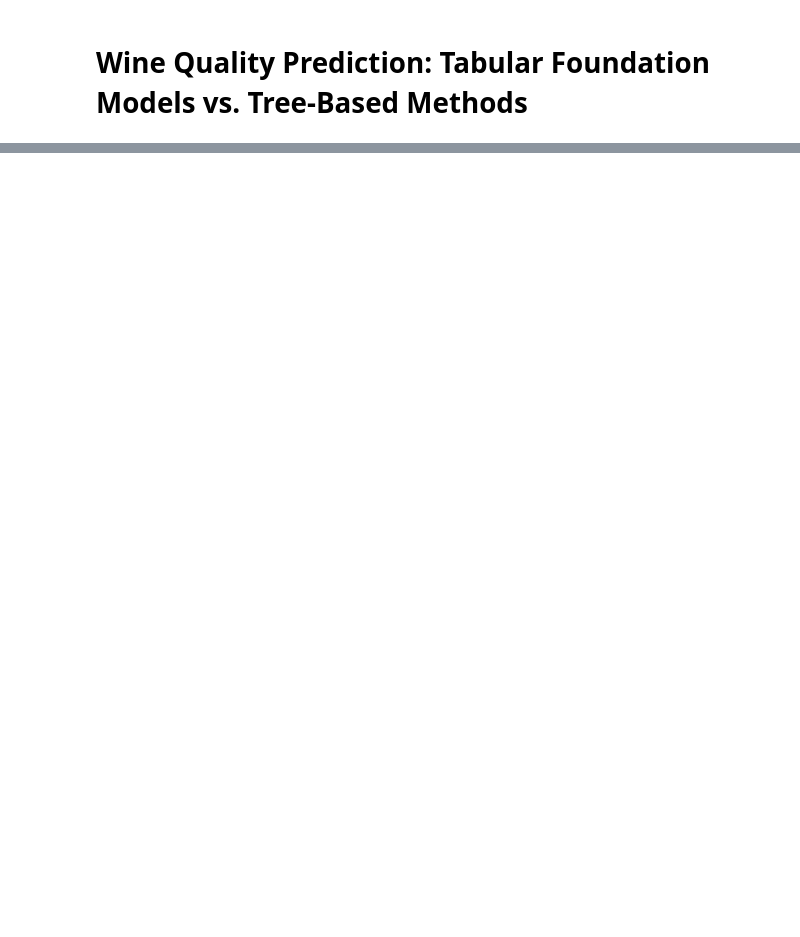
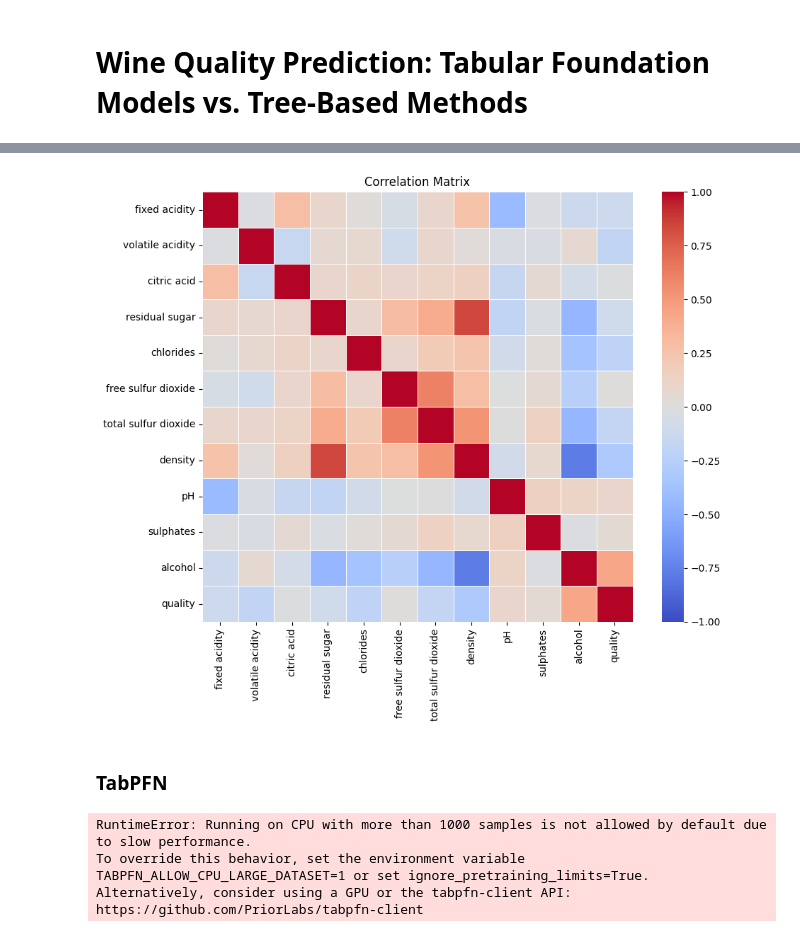
Before and after one commit to ruokokoski/tab-fm, a Jupyter notebook: tab_fms_vs_trees_wine_quality.ipynb, the cells around one changed output, grey strips where cells are left out. Drawn from its saved outputs; the diff is of its cells as text; code cells hidden in the pictures; blank space fills up the shorter version.

```diff
--- a/tab_fms_vs_trees_wine_quality.ipynb
+++ b/tab_fms_vs_trees_wine_quality.ipynb
@@ -60 +73,43 @@ Name: count, dtype: int64
 [figure]
+# %%
+corr = df.corr(numeric_only=True)
+
+plt.figure(figsize=(10, 8))
+sns.heatmap(
+    corr,
+    vmin=-1, vmax=1,
+    cmap="coolwarm",
+    annot=False,
+    square=True,
+    linewidths=0.5
+)
+plt.title("Correlation Matrix")
+plt.tight_layout()
+plt.show()
+# %% [output]
+[figure, added]
+# %% [markdown]
+### TabPFN
+# %%
+tabpfn_model = TabPFNRegressor(device="cuda")
+
+tabpfn_model.fit(X_train, y_train)
+y_pred = tabpfn_model.predict(X_test)
+
+rmse = root_mean_squared_error(y_test, y_pred)
+mae = mean_absolute_error(y_test, y_pred)
+r2 = r2_score(y_test, y_pred)
+
+print(f"TabPFNRegressor: RMSE={rmse:.4f}  MAE={mae:.4f}  R2={r2:.4f}")
+
+plt.figure()
+plt.scatter(y_test, y_pred, s=10)
+plt.xlabel("True quality")
+plt.ylabel("Predicted quality")
+plt.title("TabPFN regression: y_true vs y_pred")
+plt.tight_layout()
+plt.show()
+# %% [output]
+RuntimeError: Running on CPU with more than 1000 samples is not allowed by default due to slow performance.
+To override this behavior, set the environment variable TABPFN_ALLOW_CPU_LARGE_DATASET=1 or set ignore_pretraining_limits=True.
+Alternatively, consider using a GPU or the tabpfn-client API: https://github.com/PriorLabs/tabpfn-client
```
Also changed, not shown: parts of 1 cell of this notebook.
